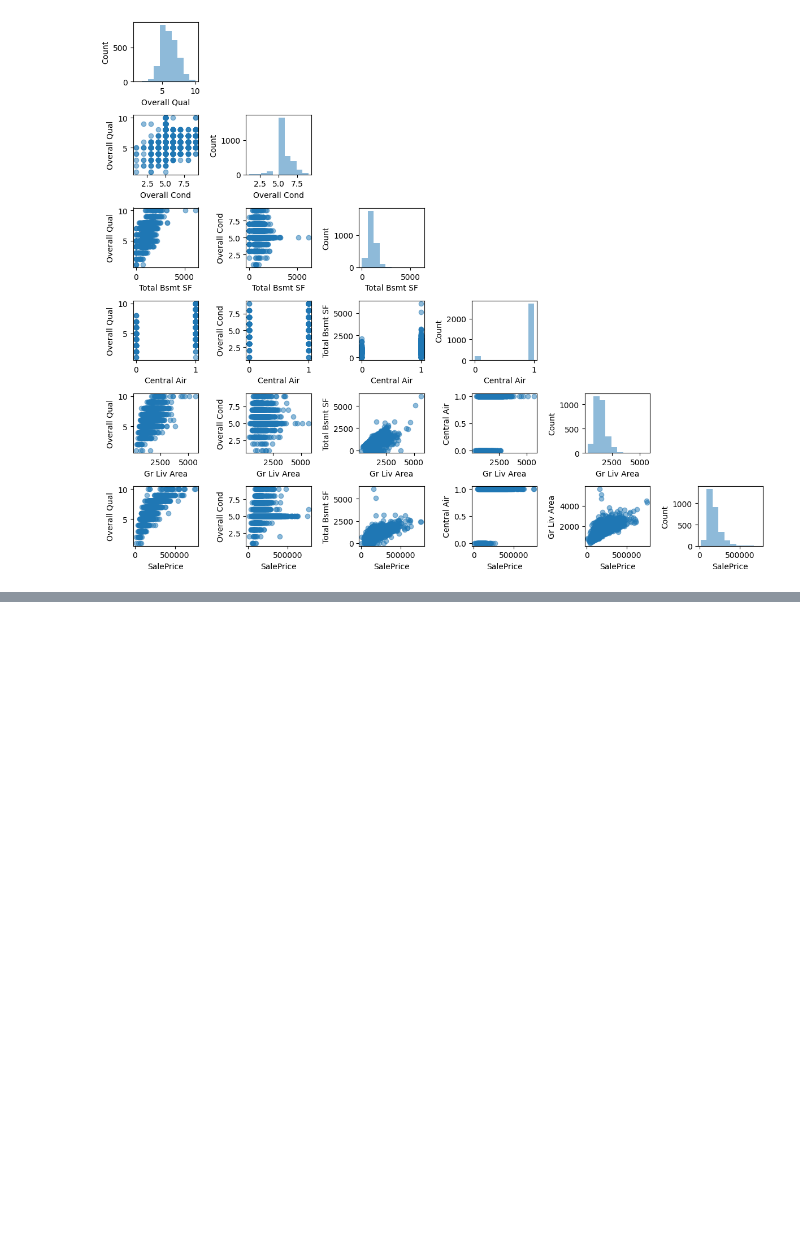
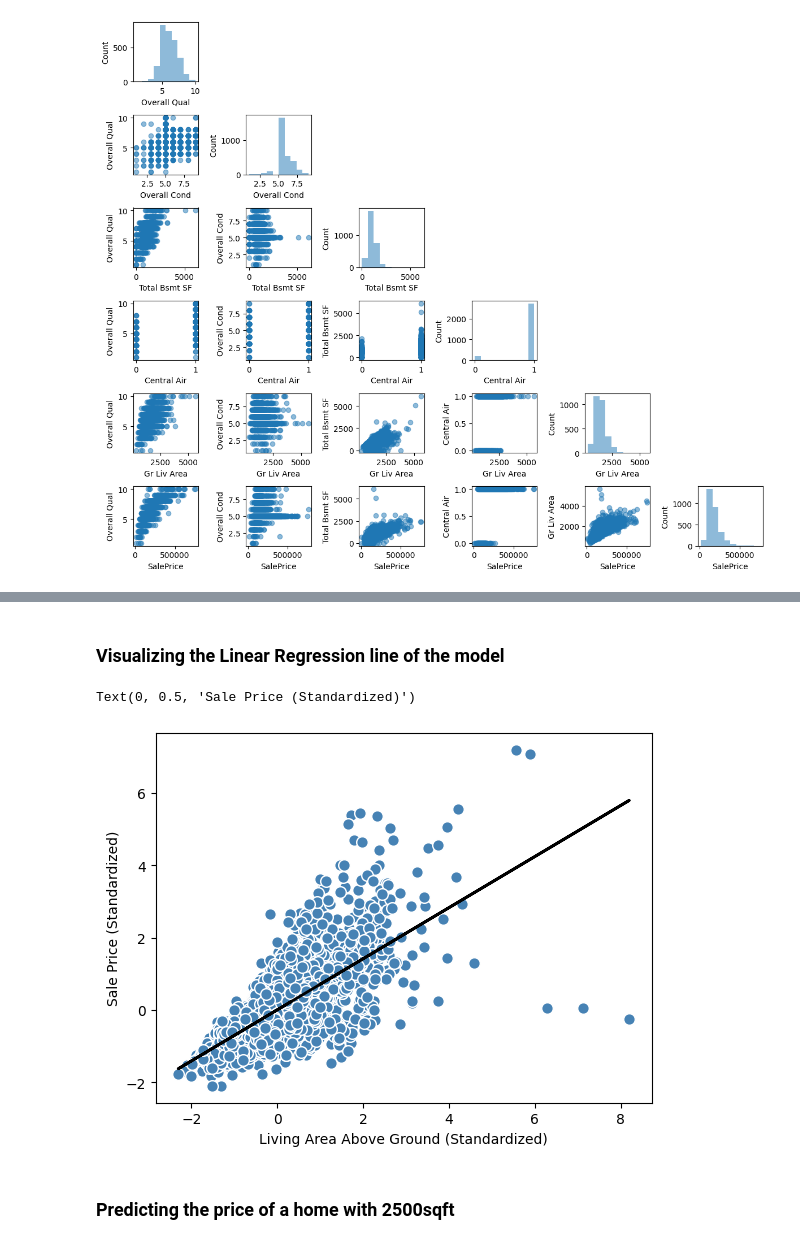
Before and after one commit to Jstafford98/Machine-Learning-with-PyTorch-and-Scikit-Learn, a Jupyter notebook: src/Chapter9.ipynb, the cells around one changed output, grey strips where cells are left out. Drawn from its saved outputs; the diff is of its cells as text; code cells hidden in the pictures; blank space fills up the shorter version.

```diff
--- a/src/Chapter9.ipynb
+++ b/src/Chapter9.ipynb
@@ -44,0 +129,15 @@ plt.tight_layout()
+# %% [markdown]
+### Visualizing the Linear Regression line of the model
+# %%
+def lin_regplot(X, y, clf) -> None :
+    plt.scatter(X, y, c='steelblue', edgecolor='white', s=70)
+    plt.plot(X, clf.predict(X), color='black', lw=2)
+
+lin_regplot(X_std, y_std, lr)
+plt.xlabel("Living Area Above Ground (Standardized)")
+plt.ylabel("Sale Price (Standardized)")
+# %% [output]
+Text(0, 0.5, 'Sale Price (Standardized)')
+[figure, added]
+# %% [markdown]
+### Predicting the price of a home with 2500sqft
```
Also changed, not shown: parts of 15 cells of this notebook.
